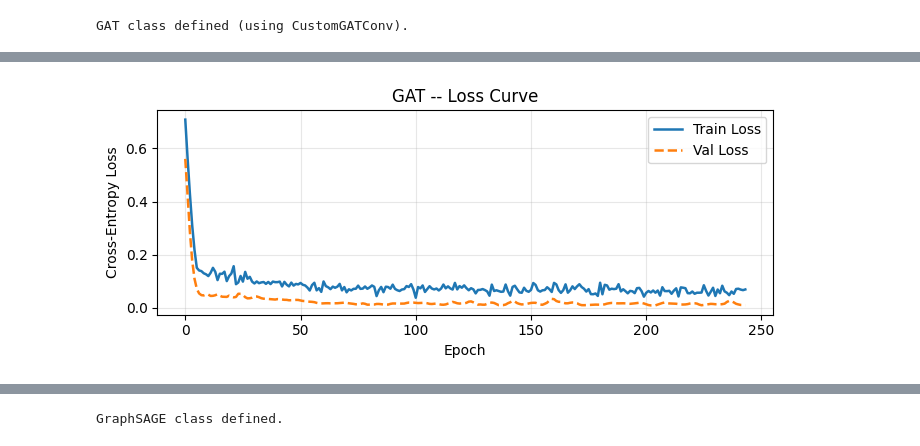
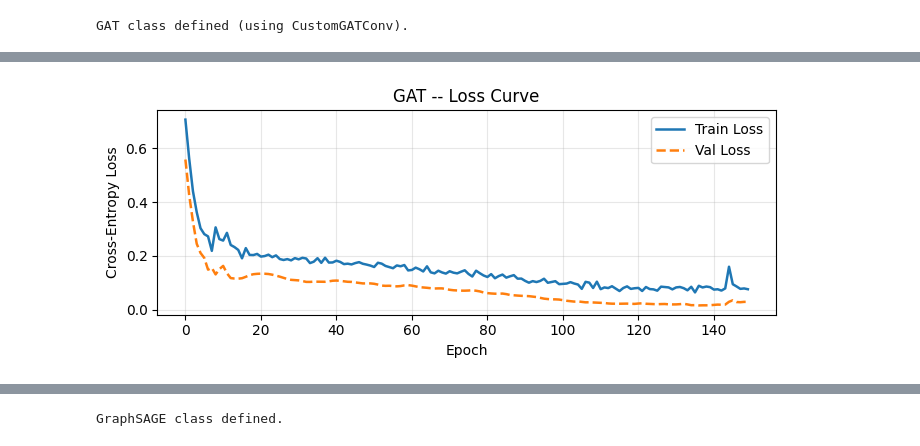
Before and after one commit to saideepaksana/Fraud-Analytics, a Jupyter notebook: Assignment1/GNN_Assignment_Final.ipynb, the cells around one changed output, grey strips where cells are left out. Cells and saved outputs as stored; diff of their text form; code cells hidden in the pictures.

```diff
--- a/Assignment1/GNN_Assignment_Final.ipynb
+++ b/Assignment1/GNN_Assignment_Final.ipynb
@@ -310,7 +313,7 @@ def compute_metrics(model, data, mask):
 
 
 def train_model(model, data, optimizer, criterion,
-                epochs=400, patience=40, verbose=True):
+                epochs=150, patience=20, verbose=True):
     """Train with early stopping on validation loss; restore best weights."""
     best_val_loss = float('inf')
     best_state    = None
@@ -776,7 +789,7 @@ print(f"GAT parameters: {sum(p.numel() for p in gat_model.parameters()):,}")
 print("\nTraining GAT...")
 gat_history = train_model(
     gat_model, data, gat_optimizer, criterion,
-    epochs=400, patience=40, verbose=True
+    epochs=150, patience=20, verbose=True
 )
 plot_loss(gat_history, 'GAT')
 # %% [output]
@@ -791,4 +802,4 @@ Training GAT...
-[figure, old version]
+[figure, new version]
 # %%
 gat_acc, gat_prec, gat_rec, gat_f1, gat_labels, gat_preds = print_metrics('GAT', gat_model, data)
 plot_confusion_matrix(gat_labels, gat_preds, 'GAT')
```
Also changed, not shown: parts of 35 cells of this notebook.
